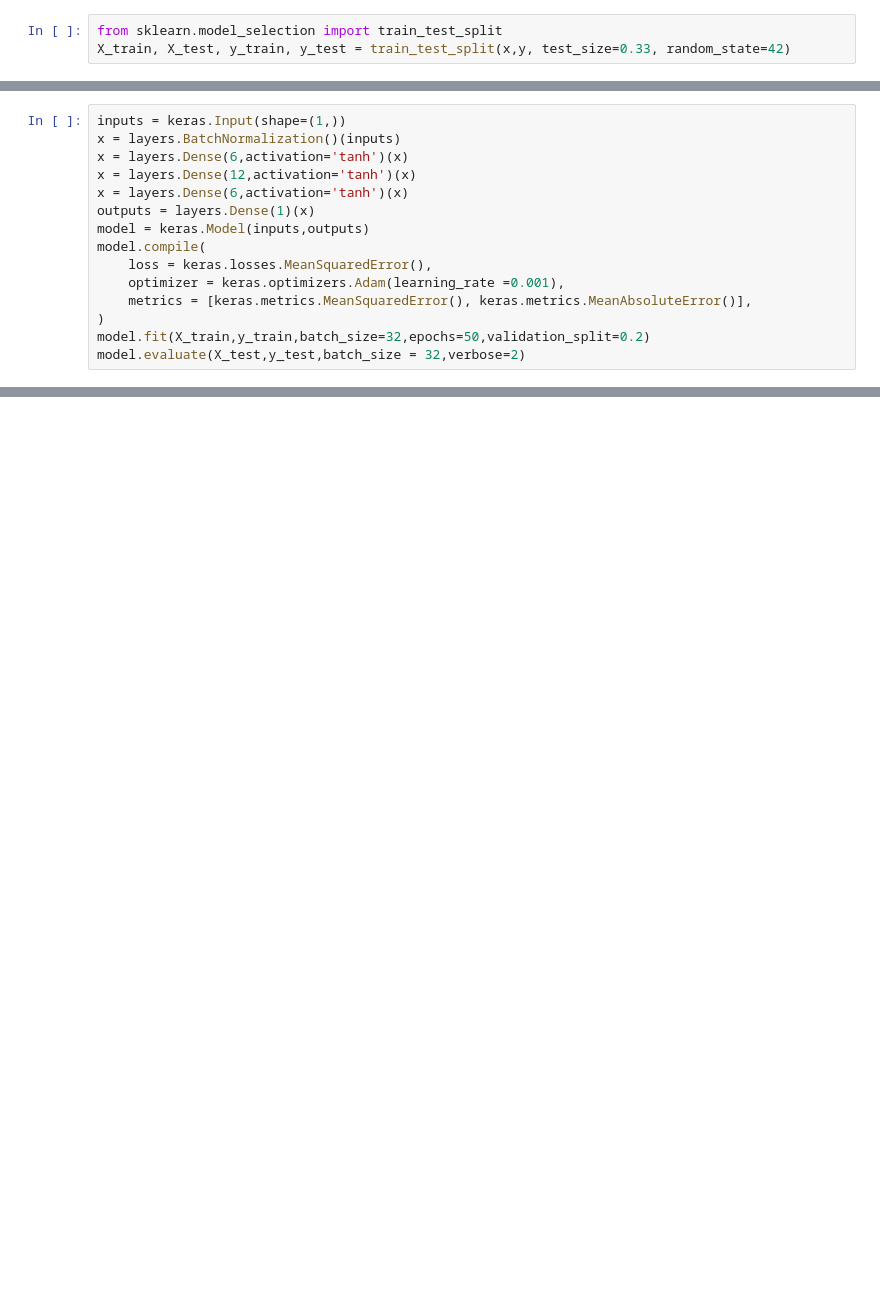
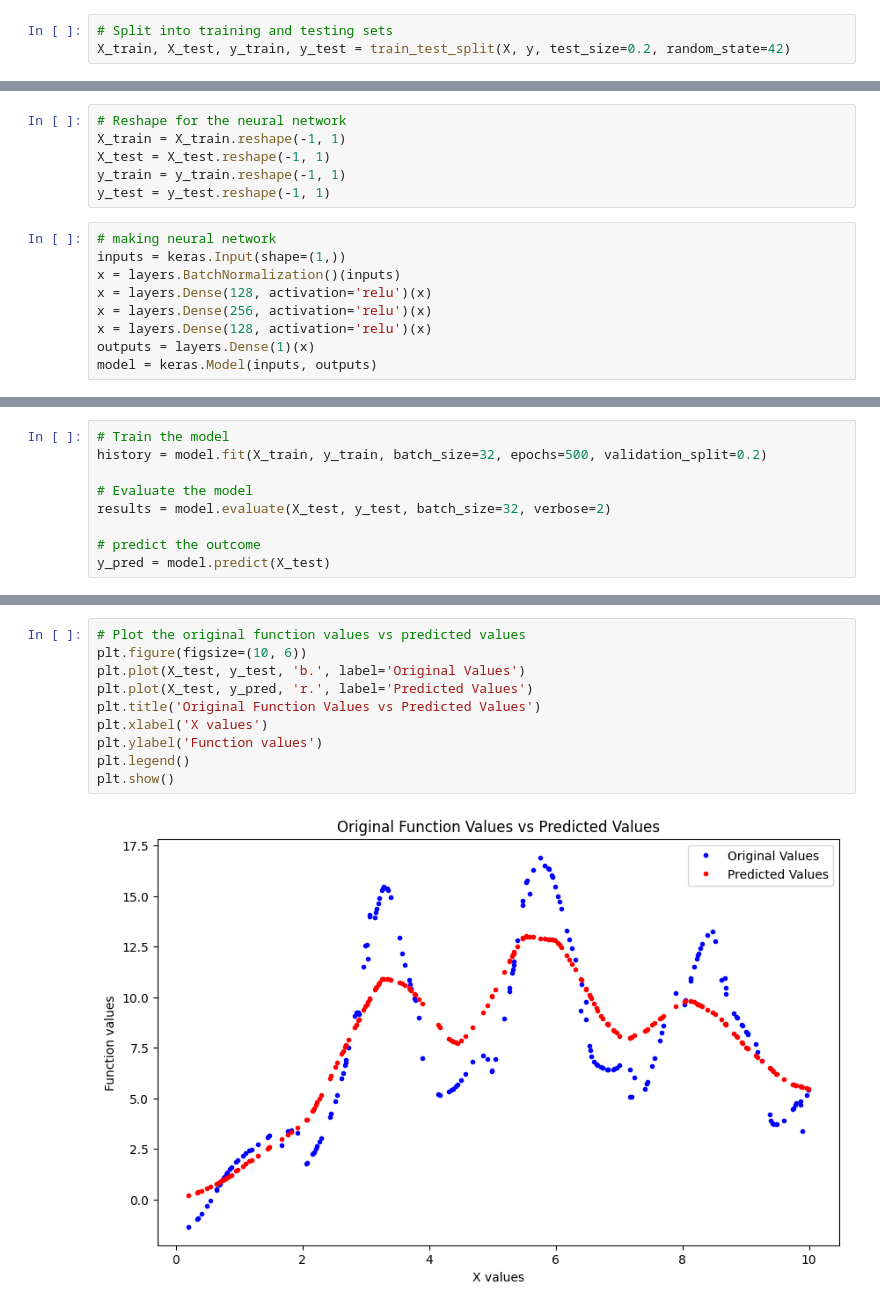
Before and after one commit to zenitsu0509/Projects, a Jupyter notebook: Function_Generation/function_generation_nn.ipynb, the cells around one changed output, grey strips where cells are left out. Saved outputs shown, nothing was run; the diff lists cells and outputs as text; blank space fills up the shorter version.

```diff
--- a/Function_Generation/function_generation_nn.ipynb
+++ b/Function_Generation/function_generation_nn.ipynb
@@ -17,3 +19,3 @@ y  = scaler.fit_transform(y)
 # %%
-from sklearn.model_selection import train_test_split
-X_train, X_test, y_train, y_test = train_test_split(x,y, test_size=0.33, random_state=42)
+# Split into training and testing sets
+X_train, X_test, y_train, y_test = train_test_split(X, y, test_size=0.2, random_state=42)
@@ -67,15 +22,15 @@ Epoch 50/50
+# %%
+# Reshape for the neural network
+X_train = X_train.reshape(-1, 1)
+X_test = X_test.reshape(-1, 1)
+y_train = y_train.reshape(-1, 1)
+y_test = y_test.reshape(-1, 1)
 # %%
+# making neural network
 inputs = keras.Input(shape=(1,))
 x = layers.BatchNormalization()(inputs)
-x = layers.Dense(6,activation='tanh')(x)
-x = layers.Dense(12,activation='tanh')(x)
-x = layers.Dense(6,activation='tanh')(x)
+x = layers.Dense(128, activation='relu')(x)
+x = layers.Dense(256, activation='relu')(x)
+x = layers.Dense(128, activation='relu')(x)
 outputs = layers.Dense(1)(x)
-model = keras.Model(inputs,outputs)
-model.compile(
-    loss = keras.losses.MeanSquaredError(),
-    optimizer = keras.optimizers.Adam(learning_rate =0.001),
-    metrics = [keras.metrics.MeanSquaredError(), keras.metrics.MeanAbsoluteError()],
-)
-model.fit(X_train,y_train,batch_size=32,epochs=50,validation_split=0.2)
-model.evaluate(X_test,y_test,batch_size = 32,verbose=2)
+model = keras.Model(inputs, outputs)
@@ -108,0 +44,9 @@ Epoch 50/50
+# %%
+# Train the model
+history = model.fit(X_train, y_train, batch_size=32, epochs=500, validation_split=0.2)
+
+# Evaluate the model
+results = model.evaluate(X_test, y_test, batch_size=32, verbose=2)
+
+# predict the outcome
+y_pred = model.predict(X_test)
@@ -108,0 +71,12 @@ Epoch 50/50
+# %%
+# Plot the original function values vs predicted values
+plt.figure(figsize=(10, 6))
+plt.plot(X_test, y_test, 'b.', label='Original Values')
+plt.plot(X_test, y_pred, 'r.', label='Predicted Values')
+plt.title('Original Function Values vs Predicted Values')
+plt.xlabel('X values')
+plt.ylabel('Function values')
+plt.legend()
+plt.show()
+# %% [output]
+[figure, added]
```
Also changed, not shown: parts of 13 cells of this notebook.
